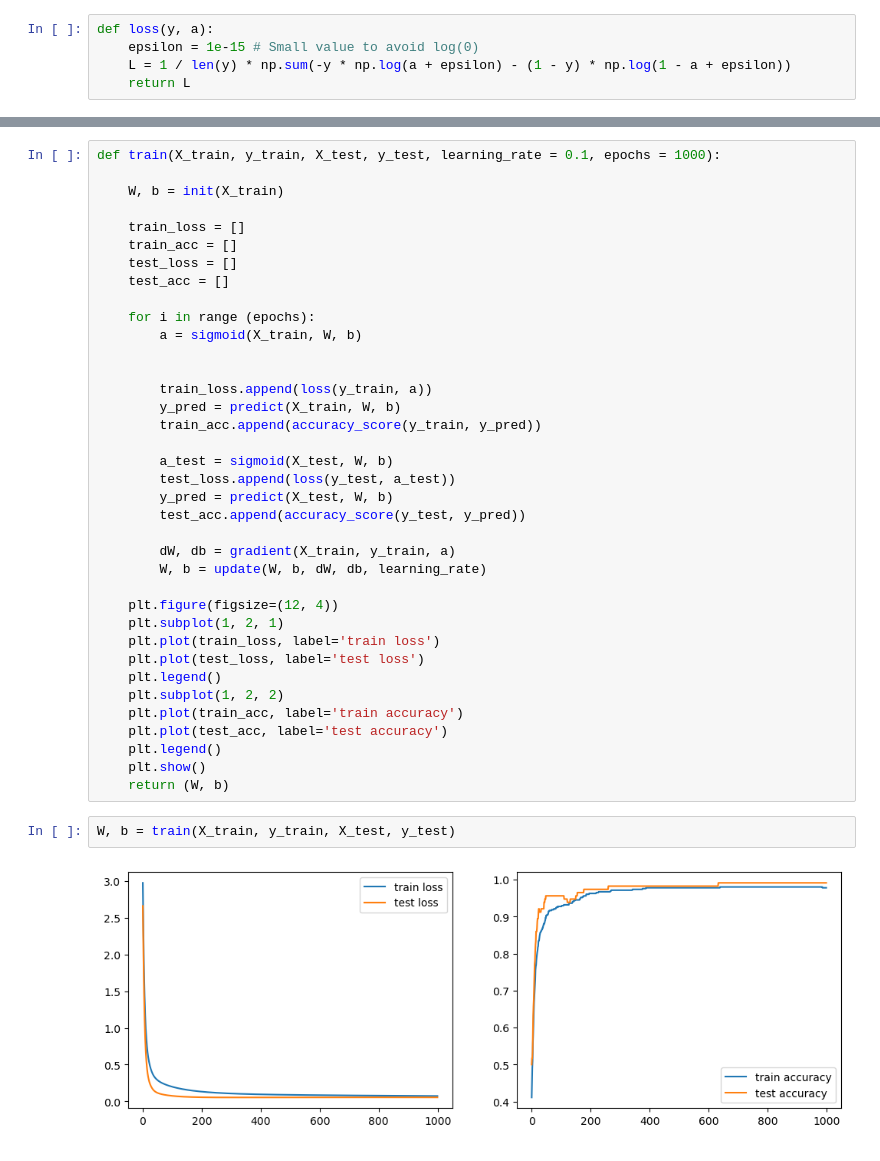
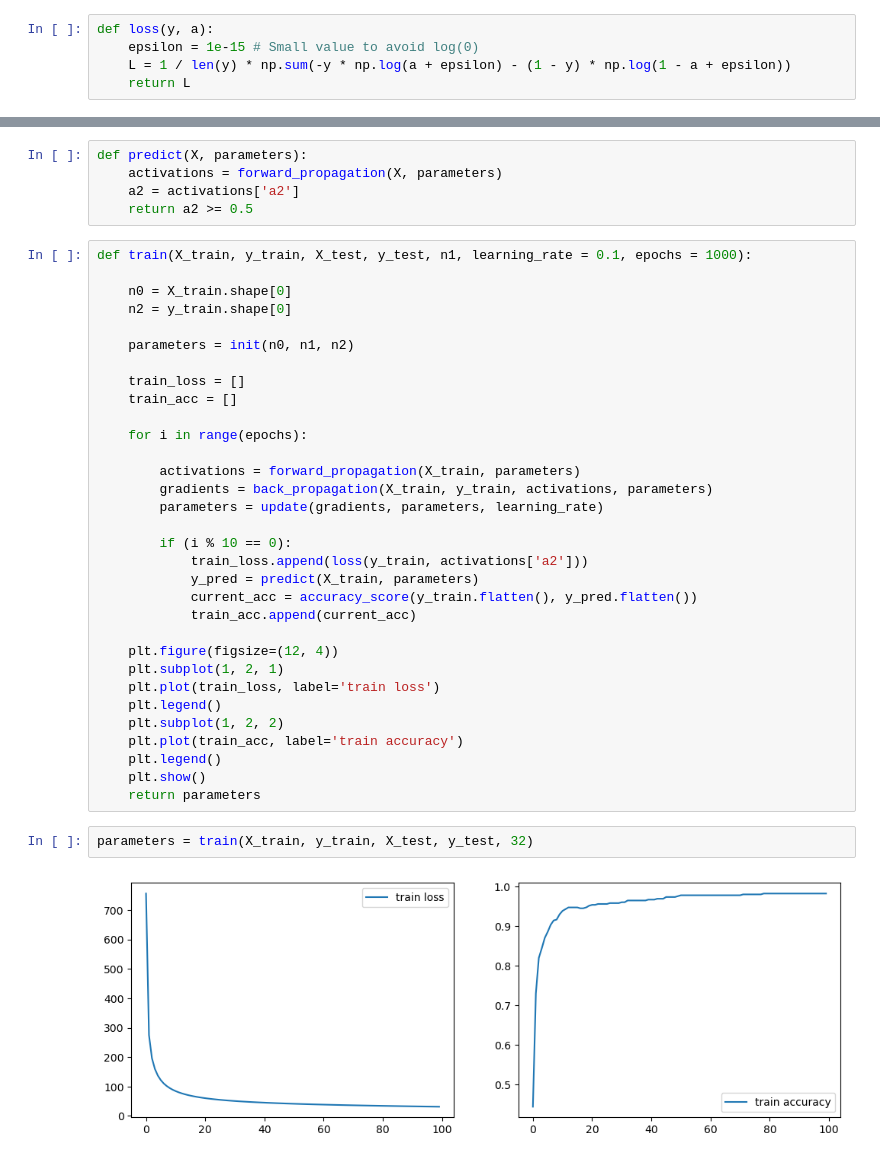
Before and after one commit to Jamie135/multilayer-perceptron, a Jupyter notebook: mlp.ipynb, the cells around one changed output, grey strips where cells are left out. Saved outputs shown, nothing was run; the diff lists cells and outputs as text.

```diff
--- a/mlp.ipynb
+++ b/mlp.ipynb
@@ -69,41 +135,41 @@ def predict(X, W, b):
+# %%
+def predict(X, parameters):
+    activations = forward_propagation(X, parameters)
+    a2 = activations['a2']
+    return a2 >= 0.5
 # %%
-def train(X_train, y_train, X_test, y_test, learning_rate = 0.1, epochs = 1000):
+def train(X_train, y_train, X_test, y_test, n1, learning_rate = 0.1, epochs = 1000):
 
-    W, b = init(X_train)
+    n0 = X_train.shape[0]
+    n2 = y_train.shape[0]
+
+    parameters = init(n0, n1, n2)
 
     train_loss = []
     train_acc = []
-    test_loss = []
-    test_acc = []
 
-    for i in range (epochs):
-        a = sigmoid(X_train, W, b)
+    for i in range(epochs):
 
+        activations = forward_propagation(X_train, parameters)
+        gradients = back_propagation(X_train, y_train, activations, parameters)
+        parameters = update(gradients, parameters, learning_rate)
 
-        train_loss.append(loss(y_train, a))
-        y_pred = predict(X_train, W, b)
-        train_acc.append(accuracy_score(y_train, y_pred))
-
-        a_test = sigmoid(X_test, W, b)
-        test_loss.append(loss(y_test, a_test))
-        y_pred = predict(X_test, W, b)
-        test_acc.append(accuracy_score(y_test, y_pred))
-
-        dW, db = gradient(X_train, y_train, a)
-        W, b = update(W, b, dW, db, learning_rate)
+        if (i % 10 == 0):
+            train_loss.append(loss(y_train, activations['a2']))
+            y_pred = predict(X_train, parameters)
+            current_acc = accuracy_score(y_train.flatten(), y_pred.flatten())
+            train_acc.append(current_acc)
 
     plt.figure(figsize=(12, 4))
     plt.subplot(1, 2, 1)
     plt.plot(train_loss, label='train loss')
-    plt.plot(test_loss, label='test loss')
     plt.legend()
     plt.subplot(1, 2, 2)
     plt.plot(train_acc, label='train accuracy')
-    plt.plot(test_acc, label='test accuracy')
     plt.legend()
     plt.show()
-    return (W, b)
+    return parameters
 # %%
-W, b = train(X_train, y_train, X_test, y_test)
+parameters = train(X_train, y_train, X_test, y_test, 32)
 # %% [output]
-[figure, old version]
+[figure, new version]
```
Also changed, not shown: parts of 11 cells of this notebook, 1 other file.
